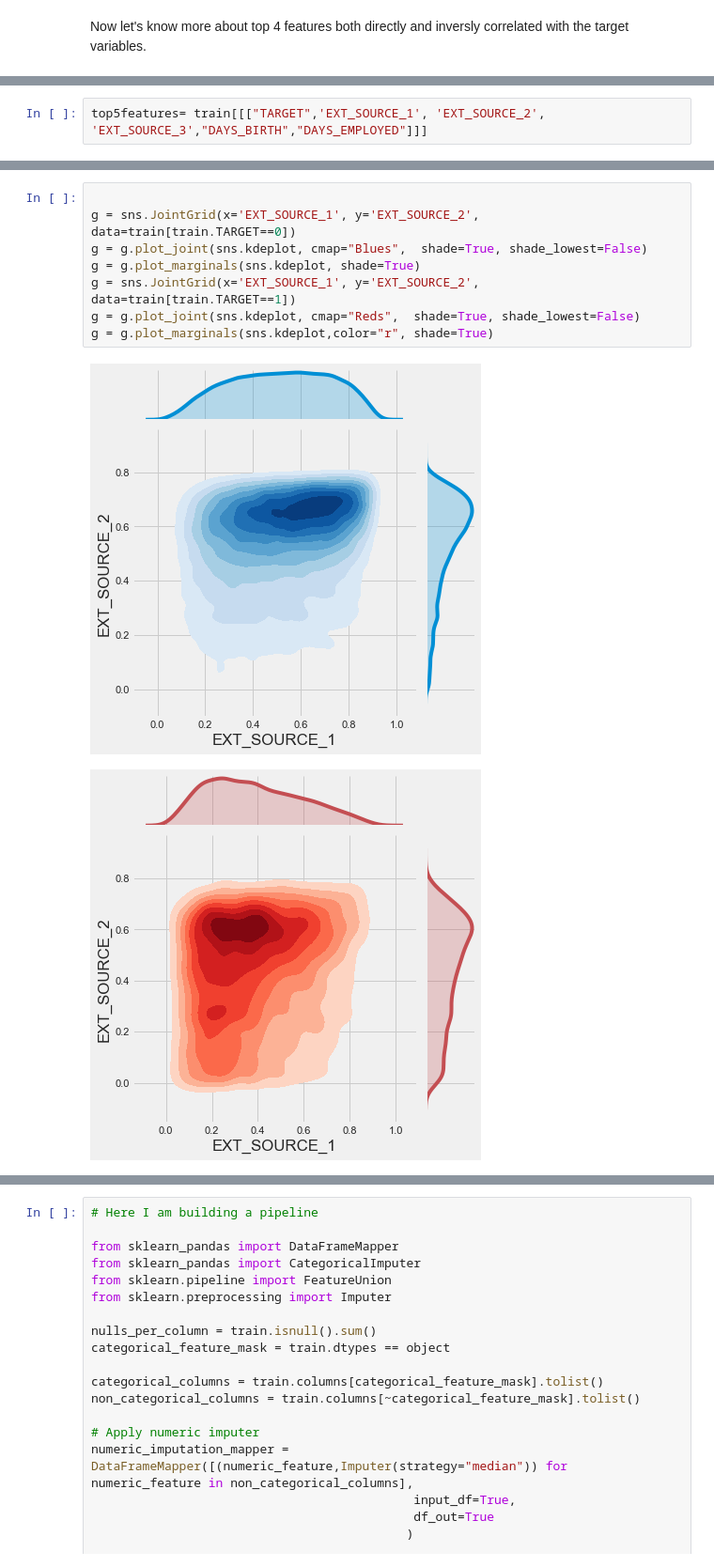
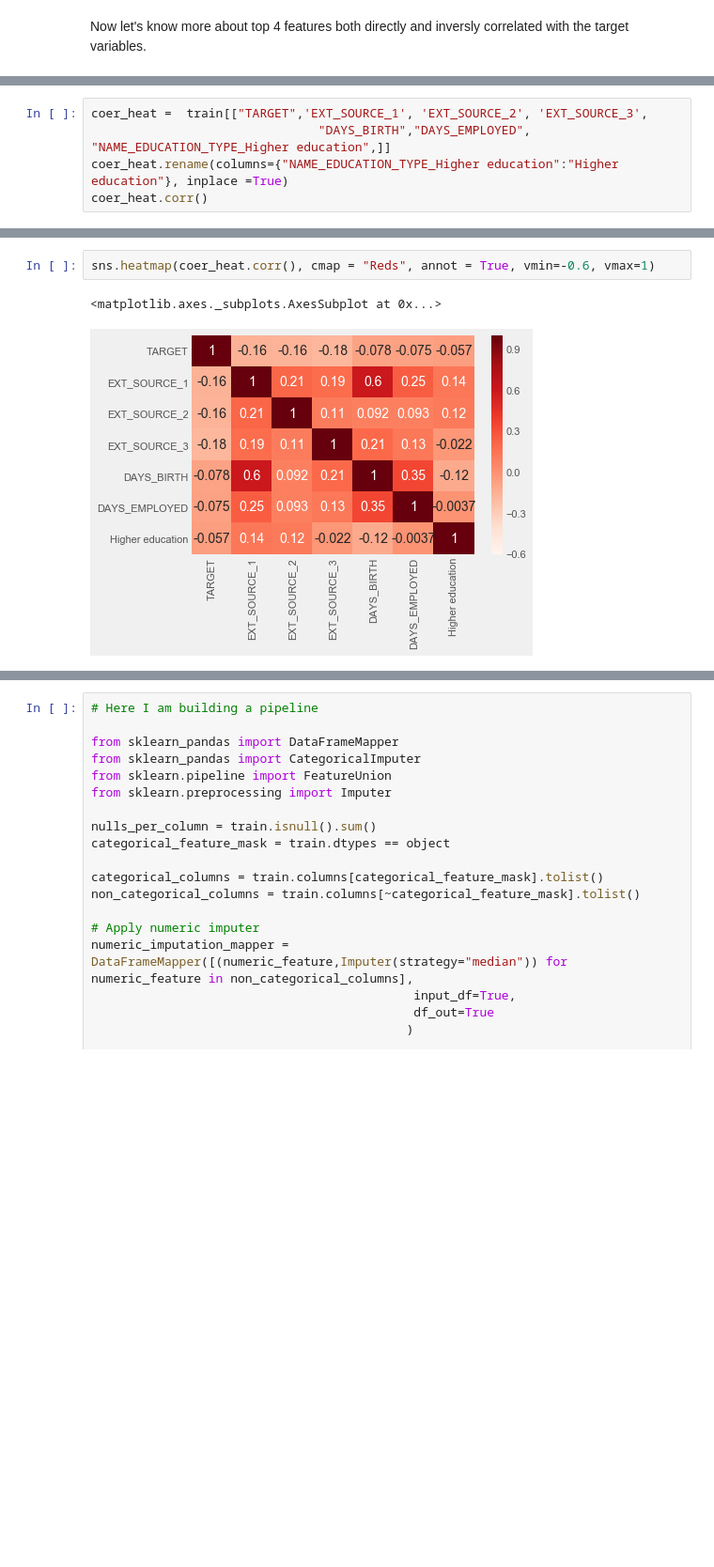
Before and after one commit to zahid1202/Credit_Default_Risk, a Jupyter notebook: CreditCardFraud.ipynb, the cells around one changed output, grey strips where cells are left out. Shown at 94% size. Drawn from its saved outputs; the diff is of its cells as text; blank space fills up the shorter version.

```diff
--- a/CreditCardFraud.ipynb
+++ b/CreditCardFraud.ipynb
@@ -420,3 +422,6 @@ Let's look how they are related to each other and the target variable.
 # %%
-top5features= train[[["TARGET",'EXT_SOURCE_1', 'EXT_SOURCE_2', 'EXT_SOURCE_3',"DAYS_BIRTH","DAYS_EMPLOYED"]]]
+coer_heat =  train[["TARGET",'EXT_SOURCE_1', 'EXT_SOURCE_2', 'EXT_SOURCE_3',
+                               "DAYS_BIRTH","DAYS_EMPLOYED", "NAME_EDUCATION_TYPE_Higher education",]]
+coer_heat.rename(columns={"NAME_EDUCATION_TYPE_Higher education":"Higher education"}, inplace =True)
+coer_heat.corr()
 # %% [output]
@@ -432,11 +436,5 @@ NameError: name 'top5features' is not defined
-# %%
-
-g = sns.JointGrid(x='EXT_SOURCE_1', y='EXT_SOURCE_2', data=train[train.TARGET==0])
-g = g.plot_joint(sns.kdeplot, cmap="Blues",  shade=True, shade_lowest=False)
-g = g.plot_marginals(sns.kdeplot, shade=True)
-g = sns.JointGrid(x='EXT_SOURCE_1', y='EXT_SOURCE_2', data=train[train.TARGET==1])
-g = g.plot_joint(sns.kdeplot, cmap="Reds",  shade=True, shade_lowest=False)
-g = g.plot_marginals(sns.kdeplot,color="r", shade=True)
-# %% [output]
-[figure, removed]
-[figure, removed]
+# %%
+sns.heatmap(coer_heat.corr(), cmap = "Reds", annot = True, vmin=-0.6, vmax=1)
+# %% [output]
+<matplotlib.axes._subplots.AxesSubplot at 0x...>
+[figure, added]
```
Also changed, not shown: parts of 12 cells of this notebook.
